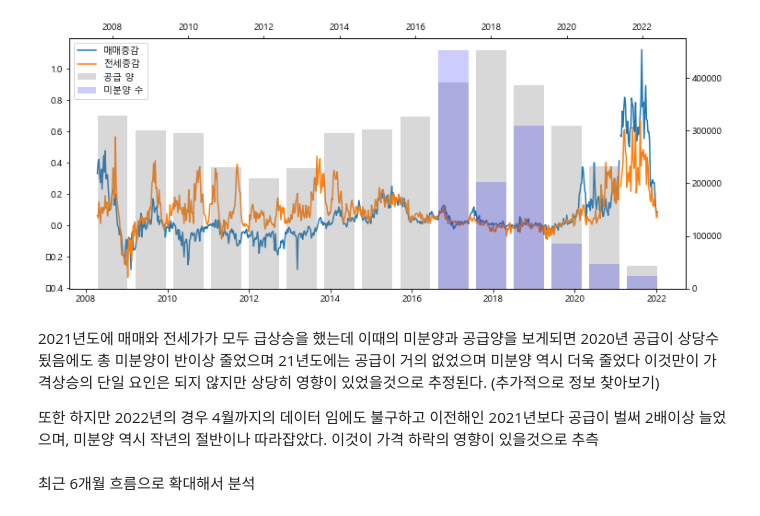
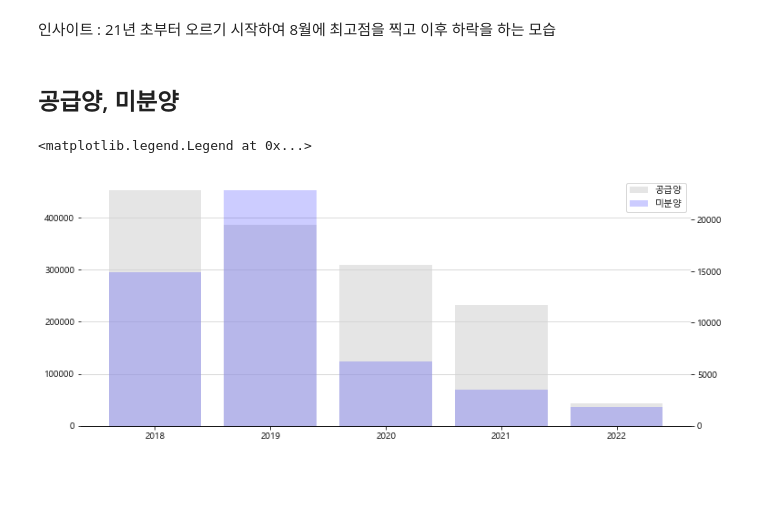
Before and after one commit to ljs7463/prop-tech, a Jupyter notebook: Real estate Analysis/인천광역시 집값 급락요인 분석/인천광역시 집값 하락원인 찾기.ipynb, the cells around one changed output. Cells and saved outputs as stored; diff of their text form; code cells hidden in the pictures; blank space fills up the shorter version.

```diff
--- a/Real estate Analysis/인천광역시 집값 급락요인 분석/인천광역시 집값 하락원인 찾기.ipynb
+++ b/Real estate Analysis/인천광역시 집값 급락요인 분석/인천광역시 집값 하락원인 찾기.ipynb
@@ -100,9 +145,26 @@ df = pd.merge(trading[['date','tradingChangeRate']], rent[['date', 'jeonseChange
+# %% [markdown]
+인사이트 : 21년 초부터 오르기 시작하여 8월에 최고점을 찍고 이후 하락을 하는 모습
+# %% [markdown]
+## 공급양, 미분양
 # %%
+# 공급양
 sql = f"""
 SELECT  main.builtYear, SUM(sedaeCount) AS sedaeCount
 FROM aide.apartment_danji_information AS main
-WHERE main.builtYear >=2008
+WHERE main.builtYear >=2018
 GROUP BY main.builtYear
 ORDER BY builtYear
 """
 supply2 = BH.read_table(sql)
+
+# 미분양
+sql = f"""
+SELECT *
+FROM aide.unsold_sigungu
+WHERE sigunguCode = '28000' AND year >=2018
+"""
+unsold = db.read_table(sql)
+unsold = pd.DataFrame(unsold.groupby('year')['unsold'].sum()).reset_index()
+
+# merge
+new = pd.merge(supply2, unsold , left_on = 'builtYear', right_on = 'year', how = 'left')
@@ -118,37 +171,27 @@ unsold = pd.DataFrame(unsold.groupby('year')['unsold'].sum()).reset_index()
-# %%
-fig, ax = plt.subplots(figsize = (12,5))
-# 매매, 전세 증감율
-ax.plot(df['date'], df['tradingChangeRate'],label = '매매증감')
-ax.plot(df['date'], df['jeonseChangeRate'],label = '전세증감')
-
-# ax2 = ax.twinx().twiny()
-# ax2.bar(supply['builtYear'],supply['fir'],color = 'gray',alpha=0.3, label = '공급 양')
-# 공급
-ax2 = ax.twinx().twiny()
-ax2.bar(supply2['builtYear'],supply2['sedaeCount'],color = 'gray',alpha=0.3, label = '공급 양')
-
-# 미분양
-ax3= ax2.twinx()
-ax3.bar(unsold['year'],unsold['unsold'], color = 'blue', alpha = 0.2, label = '미분양 수')
-ax3.axis('off')
-
-# legend handles
-lines, labels = ax.get_legend_handles_labels()
-lines2, labels2 = ax2.get_legend_handles_labels()
-lines3, labels3 = ax3.get_legend_handles_labels()
-
-# show legend
-ax3.legend(lines+lines2+lines3, labels+labels2+labels3, loc ='upper left')
-
-plt.show()
-# %% [output]
-[figure, removed]
-# %% [markdown]
-2021년도에 매매와 전세가가 모두 급상승을 했는데 이때의 미분양과 공급양을 보게되면 2020년 공급이 상당수 됬음에도 총 미분양이 반이상 줄었으며 21년도에는 공급이 거의 없었으며 미분양 역시 더욱 줄었다 이것만이 가격상승의 단일 요인은 되지 않지만 상당히 영향이 있었을것으로 추정된다. (추가적으로 정보 찾아보기)
-
-또한 하지만 2022년의 경우 4월까지의 데이터 임에도 불구하고 이전해인 2021년보다 공급이 벌써 2배이상 늘었으며, 미분양 역시 작년의 절반이나 따라잡았다. 이것이 가격 하락의 영향이 있을것으로 추측
-# %% [markdown]
-최근 6개월 흐름으로 확대해서 분석
+# %%
+# viz
+fig, ax = plt.subplots(figsize = (12, 5))
+ax.bar(new['builtYear'], new['sedaeCount'], label = '공급양', color = 'gray', alpha =0.2)
+
+ax2= ax.twinx()
+ax2.bar(new['builtYear'], new['unsold'], label = '미분양', color = 'blue', alpha = 0.2)
+
+# add grid
+ax.grid(axis="y", c="lightgray") # "axis = 'x'" 는 x축 세로선 grid생성
+
+# drop line
+ax.spines[["left", "top", "right"]].set_visible(False)
+ax2.spines[["left", "top", "right"]].set_visible(False)
+
+# legend handles
+lines, labels = ax.get_legend_handles_labels()
+lines2, labels2 = ax2.get_legend_handles_labels()
+
+# show legend
+ax2.legend(lines+lines2, labels+labels2, loc ='upper right')
+# %% [output]
+<matplotlib.legend.Legend at 0x...>
+[figure, added]
 # %%
 # 미분양
 sql = f"""
```
Also changed, not shown: parts of 17 cells of this notebook, 2 other files.
